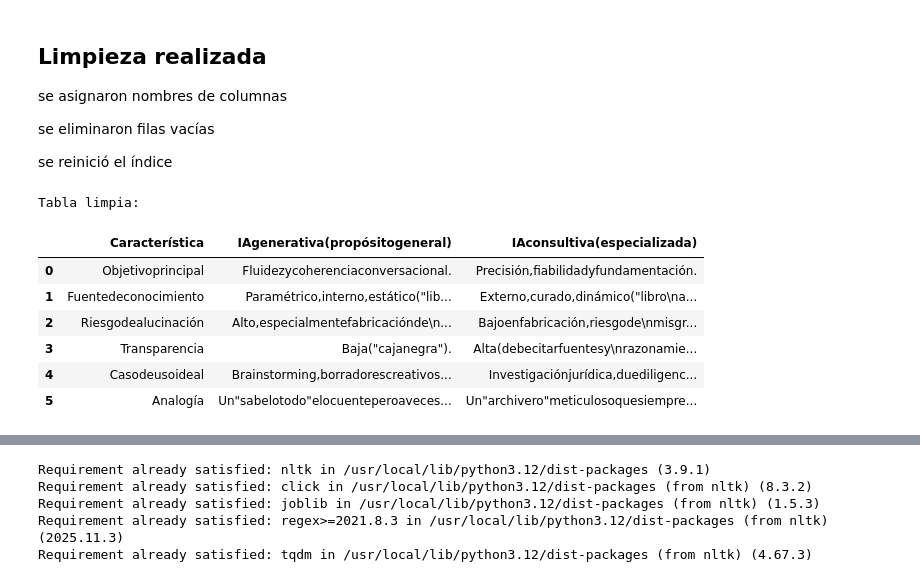
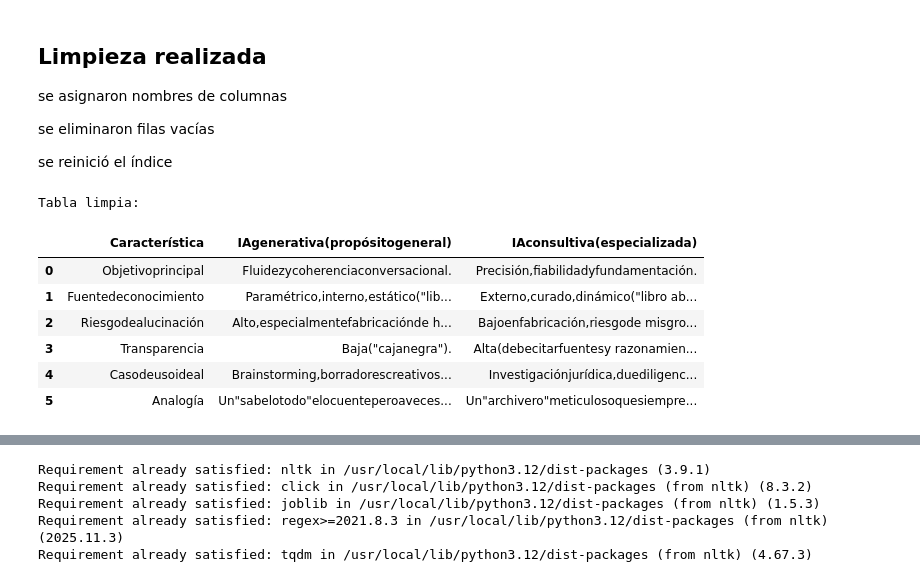
Before and after one commit to LucianoBV/Procesamiento-del-habla, a Jupyter notebook: P_N_L_TP1.ipynb, the cells around one changed output, grey strips where cells are left out. Saved outputs shown, nothing was run; the diff lists cells and outputs as text; code cells hidden in the pictures.

```diff
--- a/P_N_L_TP1.ipynb
+++ b/P_N_L_TP1.ipynb
@@ -219,24 +211,30 @@ se reinició el índice
 # %%
 # Tomar la primera fila como encabezado
 df_tabla.columns = df_tabla.iloc[0]
 
 # Eliminar la primera fila, que ya pasó a ser encabezado
 df_tabla = df_tabla[1:].copy()
 
 # Eliminar filas completamente vacías
 df_tabla.dropna(how="all", inplace=True)
 
 # Reiniciar índices
 df_tabla.reset_index(drop=True, inplace=True)
 
+# Reemplazar saltos de línea dentro de las celdas
+df_tabla = df_tabla.replace(r'\n', ' ', regex=True)
+
+# Quitar espacios innecesarios al inicio y al final
+df_tabla = df_tabla.applymap(lambda x: x.strip() if isinstance(x, str) else x)
+
 print("Tabla limpia:")
 display(df_tabla)
 # %% [output]
 Tabla limpia:
 |  | Característica | IAgenerativa(propósitogeneral) | IAconsultiva(especializada) |
 | 0 | Objetivoprincipal | Fluidezycoherenciaconversacional. | Precisión,fiabilidadyfundamentación. |
-| 1 | Fuentedeconocimiento | Paramétrico,interno,estático("lib... | Externo,curado,dinámico("libro\na... |
-| 2 | Riesgodealucinación | Alto,especialmentefabricaciónde\n... | Bajoenfabricación,riesgode\nmisgr... |
-| 3 | Transparencia | Baja("cajanegra"). | Alta(debecitarfuentesy\nrazonamie... |
+| 1 | Fuentedeconocimiento | Paramétrico,interno,estático("lib... | Externo,curado,dinámico("libro ab... |
+| 2 | Riesgodealucinación | Alto,especialmentefabricaciónde h... | Bajoenfabricación,riesgode misgro... |
+| 3 | Transparencia | Baja("cajanegra"). | Alta(debecitarfuentesy razonamien... |
 | 4 | Casodeusoideal | Brainstorming,borradorescreativos... | Investigaciónjurídica,duediligenc... |
 | 5 | Analogía | Un"sabelotodo"elocuenteperoaveces... | Un"archivero"meticulosoquesiempre... |
```
Also changed, not shown: parts of 13 cells of this notebook.
